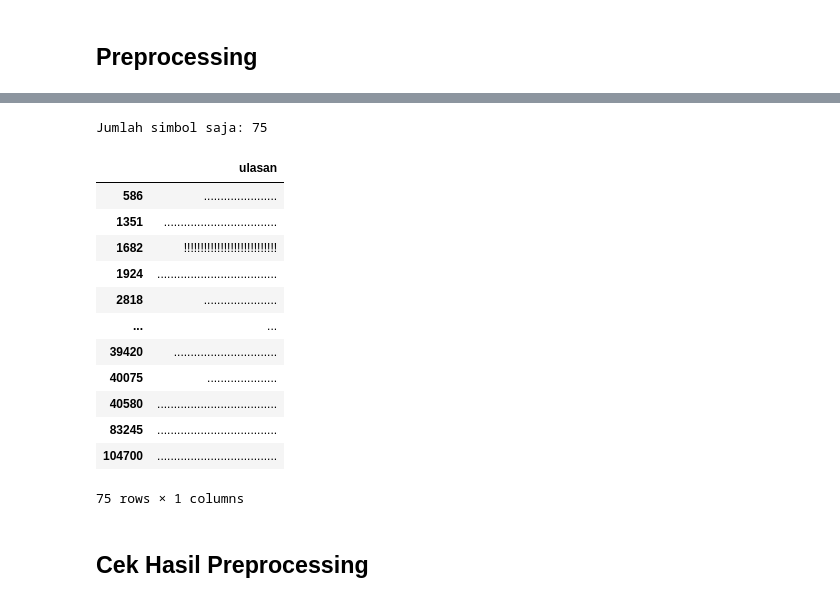
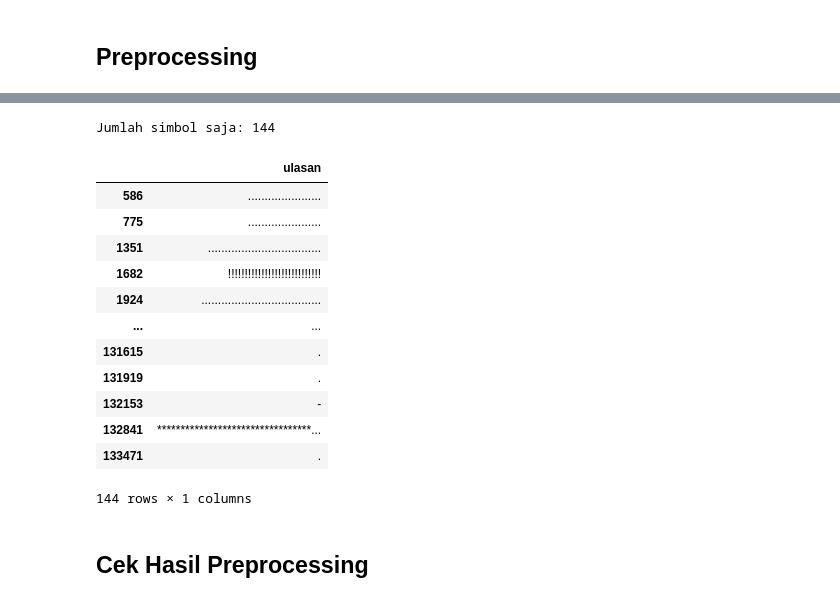
Before and after one commit to putriipuspita/Capstone-PJK-GM056, a Jupyter notebook: model/analisissentimen.ipynb, the cells around one changed output, grey strips where cells are left out. Cells and saved outputs as stored; diff of their text form; code cells hidden in the pictures.

```diff
--- a/model/analisissentimen.ipynb
+++ b/model/analisissentimen.ipynb
@@ -24,10 +24,12 @@ from transformers import AutoTokenizer
 # Membaca Dataset
 dataset1 = pd.read_csv('tokopedia-product-reviews-2019.csv')
 dataset2 = pd.read_csv('tokopedia_product_reviews_2025.csv')
+dataset3 = pd.read_csv('reviews_output.csv')
 
 # Menampilkan Info
 display(dataset1.info())
-dataset2.info()
+display(dataset2.info())
+display(dataset3.info())
 # %% [output]
 <class 'pandas.core.frame.DataFrame'>
 RangeIndex: 40607 entries, 0 to 40606
@@ -87,13 +108,15 @@ display(dataset2.head())
 # Mengambil Kolom Ulasan dan Rating
 dataset1 = dataset1[['text', 'rating']]
 dataset2 = dataset2[['review_text', 'rating']]
+dataset3 = dataset3[['message', 'rating']]
 
 # Mengubah Nama Kolom
 dataset1.columns = ['ulasan', 'rating']
 dataset2.columns = ['ulasan', 'rating']
+dataset3.columns = ['ulasan', 'rating']
 
 # Menggabungkan Dataset
-dataset = pd.concat([dataset1, dataset2], ignore_index=True)
+dataset = pd.concat([dataset1, dataset2, dataset3], ignore_index=True)
 # %% [markdown]
 ## Preprocessing
 # %%
@@ -185,12 +211,0 @@ display(
-# %%
-# Menghapus Kata Yang Panjang dan Berulang
-dataset.drop(index=[105534, 87139, 91464, 103659, 98487, 60921], inplace=True)
-
-display(
-    pd.DataFrame({
-        'ulasan': dataset['ulasan'],
-        'panjang_karakter': dataset['ulasan'].str.len()
-    })
-    .sort_values('panjang_karakter', ascending=False)
-    .head(10)
-)
@@ -209,26 +212,26 @@ display(
 # %%
 # Melihat Ulasan Yang Hanya Berisi Simbol
-simbol = dataset['ulasan'].apply(lambda x: len(str(x).strip('.!? ')) == 0)
+simbol = dataset['ulasan'].apply(lambda x: len(str(x).strip('.!?,-_*/;& ')) == 0)
 
 print("Jumlah simbol saja:", simbol.sum())
 
 df_simbol = dataset[simbol][['ulasan']]
 df_simbol
 # %% [output]
-Jumlah simbol saja: 75
+Jumlah simbol saja: 144
 |  | ulasan |
 | 586 | ...................... |
+| 775 | ...................... |
 | 1351 | .................................. |
 | 1682 | !!!!!!!!!!!!!!!!!!!!!!!!!!!! |
 | 1924 | .................................... |
-| 2818 | ...................... |
 | ... | ... |
-| 39420 | ............................... |
-| 40075 | ..................... |
-| 40580 | .................................... |
-| 83245 | .................................... |
-| 104700 | .................................... |
+| 131615 | . |
+| 131919 | . |
+| 132153 | - |
+| 132841 | *********************************... |
+| 133471 | . |
-75 rows × 1 columns
+144 rows × 1 columns
 # %%
 # Fungsi Preprocessing Teks
 def preprocessing_teks(teks) :
```
Also changed, not shown: parts of 15 cells of this notebook.
